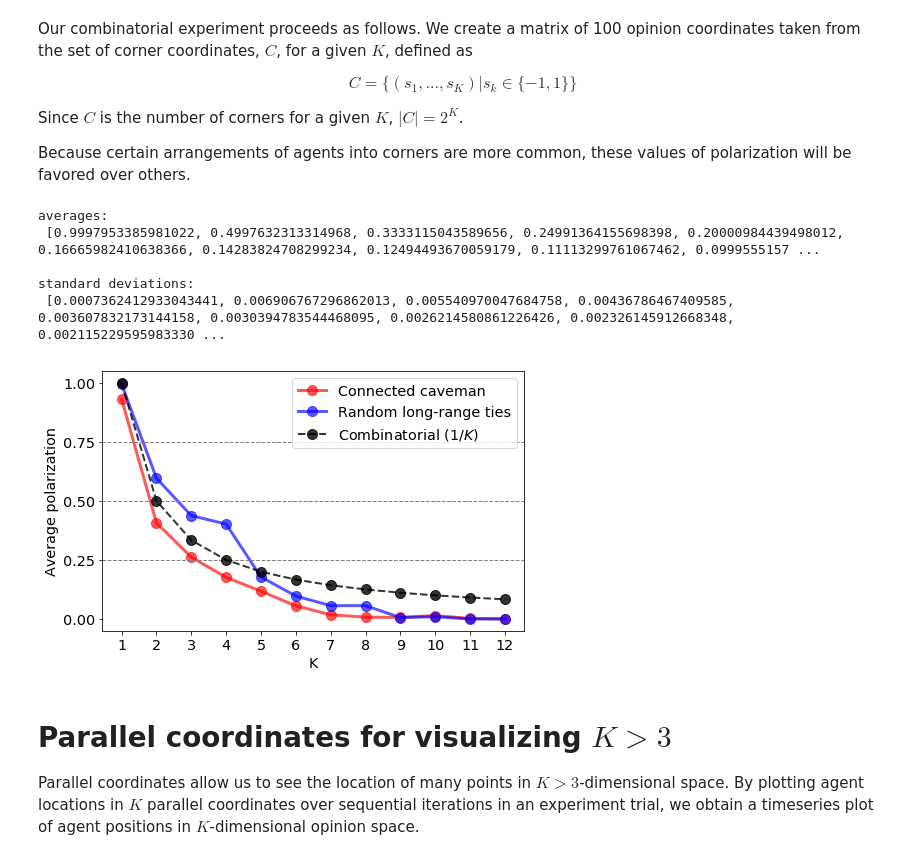
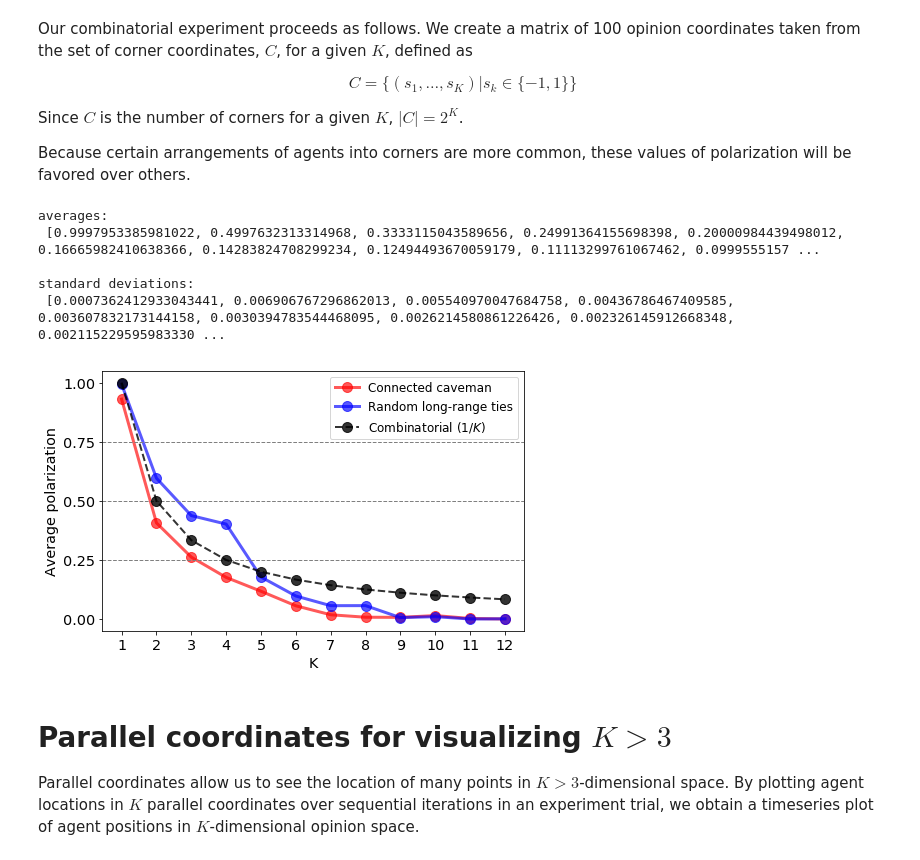
Before and after one commit to mt-digital/polarization, a Jupyter notebook: notebooks/Complexity Special Issue Supplement.ipynb, the cells around one changed output. Cells and saved outputs as stored; diff of their text form; code cells hidden in the pictures.

```diff
--- a/notebooks/Complexity Special Issue Supplement.ipynb
+++ b/notebooks/Complexity Special Issue Supplement.ipynb
@@ -15,27 +15,13 @@ FIGURE_DIR = '.'
 
 import matplotlib.pylab as pylab
 params = {
-    'legend.fontsize': 'x-large',
-#           'figure.figsize': (15, 5),
-#           'mathtext.fontset': 'stix',
-#         'font.family': 'sans-serif',
-#           'font.serif': ['Computer Modern'],
-         'axes.labelsize': 'x-large',
-         'axes.titlesize':'x-large',
-         'xtick.labelsize':'x-large',
-         'ytick.labelsize':'x-large'}
-#          'text.usetex': True}
-
-# params = {'legend.fontsize': 'large',
-#           'figure.figsize': (15, 5),
-#          'axes.labelsize': 'x-large',
-#          'axes.titlesize':'x-large',
-#          'xtick.labelsize':'x-large',
-#          'ytick.labelsize':'x-large'}
+     'axes.labelsize': 'x-large',
+     'axes.titlesize':'x-large',
+     'xtick.labelsize':'x-large',
+     'ytick.labelsize':'x-large'
+}
 
 pylab.rcParams.update(params)
-
-# pylab.rcParams.update({'legend.fontsize': 'large'})
 # %% [markdown]
 # Intro
 
@@ -572,29 +575,29 @@ pols = combo_polarizations(Ks=[1,2,3,4,5,6,7,8,9,10, 11, 12]);
 # %%
 from complexity_analysis import plot_figure12b
 Ks = list(range(1, 13))
 # pols = combo_polarizations(Ks=[1,2,3,4,5,6,7,8,9,10, 11, 12])
 averages = [np.mean(pols[K]) for K in Ks]
 print('\naverages:\n', averages)
 stddev = [np.std(pols[K]) for K in Ks]
 print('\nstandard deviations:\n', stddev)
 # plt.figure(figsize=(7,5))
 
-plot_figure12b('../data/finegrained_K_4-18/', stddev='off',
+plot_figure12b('../data/experiments_over_K/', stddev='off',
                full_ylim=True, x=[1, 2, 3, 4, 5, 6, 7, 8, 9, 10, 11, 12],
                figsize=(7, 4.5),
                experiments=['connected caveman', 'random any-range'],
                save_path='p_vs_K_fm.pdf')
 plt.plot(averages, 'o--', ms=10, lw=2, color='black',
          label=r'Combinatorial ($1/K$)', alpha=0.8)
 plt.legend()
 plt.savefig('combinatorial-comparison.pdf')
 # %% [output]
 averages:
  [0.9997953385981022, 0.4997632313314968, 0.3333115043589656, 0.24991364155698398, 0.20000984439498012, 0.16665982410638366, 0.14283824708299234, 0.12494493670059179, 0.11113299761067462, 0.0999555157 ...
 
 standard deviations:
  [0.0007362412933043441, 0.006906767296862013, 0.005540970047684758, 0.00436786467409585, 0.003607832173144158, 0.0030394783544468095, 0.0026214580861226426, 0.002326145912668348, 0.002115229595983330 ...
-[figure, old version]
+[figure, new version]
 # %% [markdown]
 # Parallel coordinates for visualizing $K > 3$
 
```
Also changed, not shown: parts of 5 cells of this notebook, 4 other files.
